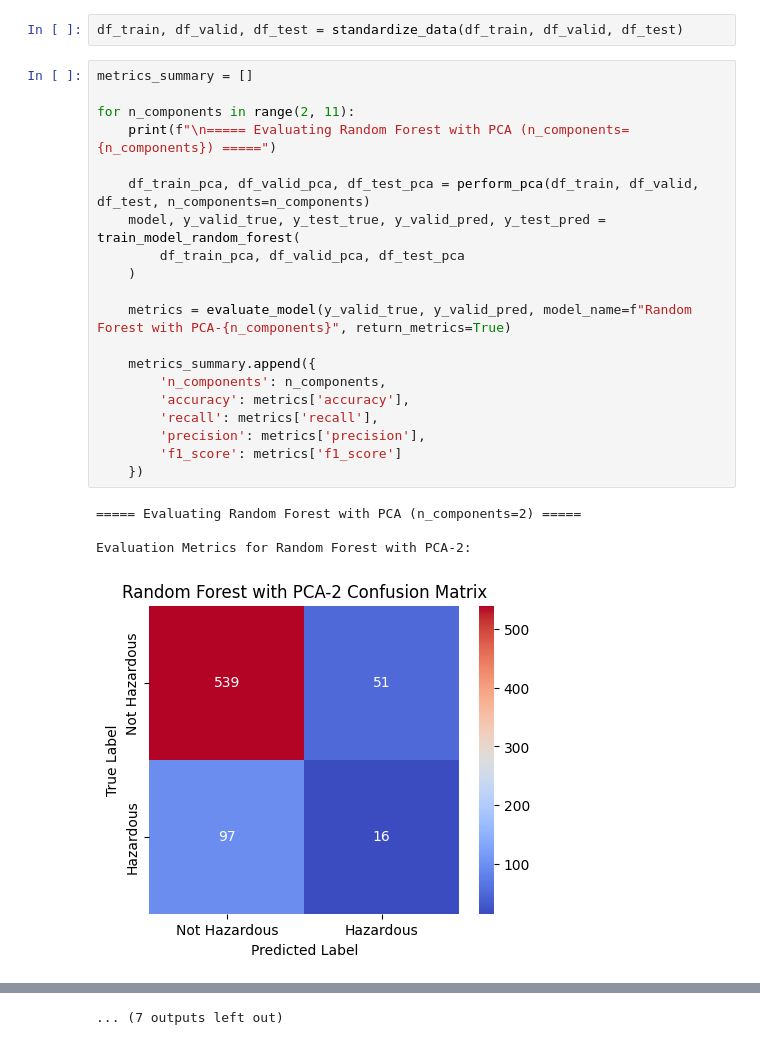
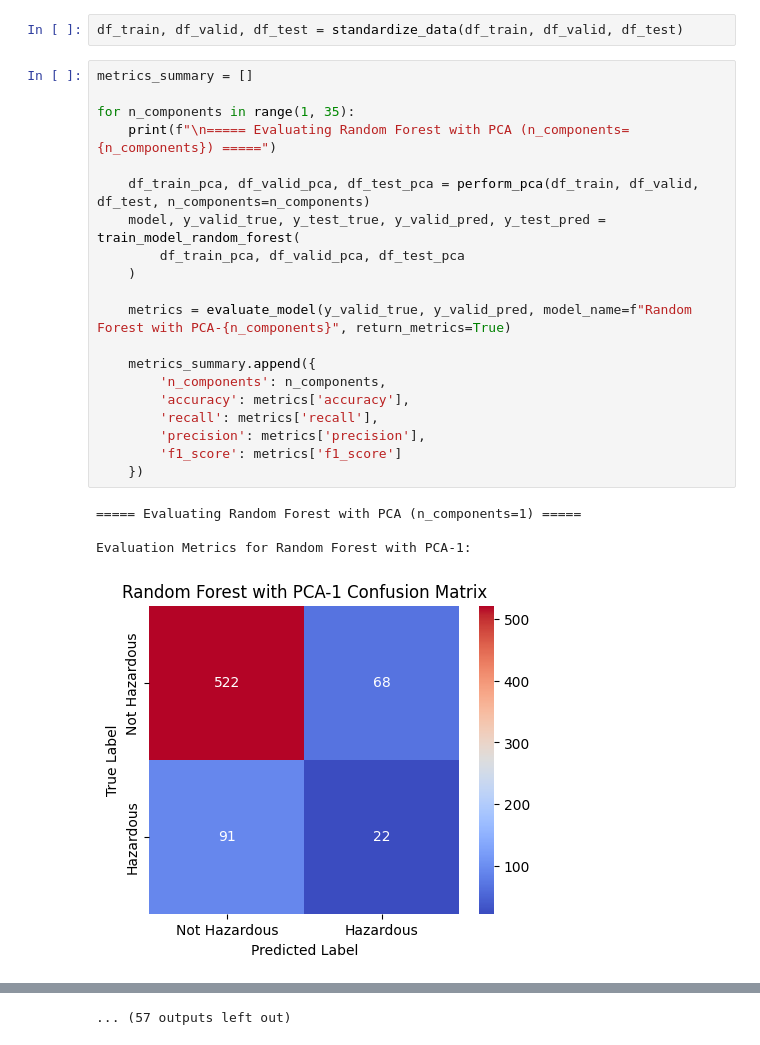
Before and after one commit to PriyanshuRao-code/AI-Lab-Project, a Jupyter notebook: team_24_analysis.ipynb, the cells around one changed output, grey strips where cells are left out. Cells and saved outputs as stored; diff of their text form.

```diff
--- a/team_24_analysis.ipynb
+++ b/team_24_analysis.ipynb
@@ -195,25 +195,25 @@ df_train, df_valid, df_test = standardize_data(df_train, df_valid, df_test)
 # %%
 metrics_summary = []
 
-for n_components in range(2, 11):
+for n_components in range(1, 35):
     print(f"\n===== Evaluating Random Forest with PCA (n_components={n_components}) =====")
 
     df_train_pca, df_valid_pca, df_test_pca = perform_pca(df_train, df_valid, df_test, n_components=n_components)
     model, y_valid_true, y_test_true, y_valid_pred, y_test_pred = train_model_random_forest(
         df_train_pca, df_valid_pca, df_test_pca
     )
 
     metrics = evaluate_model(y_valid_true, y_valid_pred, model_name=f"Random Forest with PCA-{n_components}", return_metrics=True)
 
     metrics_summary.append({
         'n_components': n_components,
         'accuracy': metrics['accuracy'],
         'recall': metrics['recall'],
         'precision': metrics['precision'],
         'f1_score': metrics['f1_score']
     })
 # %% [output]
-===== Evaluating Random Forest with PCA (n_components=2) =====
+===== Evaluating Random Forest with PCA (n_components=1) =====
 
-Evaluation Metrics for Random Forest with PCA-2:
+Evaluation Metrics for Random Forest with PCA-1:
-[figure, old version]
+[figure, new version]
@@ -325,4 +325,4 @@ Evaluation Metrics for Random Forest with PCA-7:
-... (7 outputs left out)
+... (57 outputs left out)
 # %%
 metrics_df = pd.DataFrame(metrics_summary)
 
```
Also changed, not shown: parts of 2 cells of this notebook.
